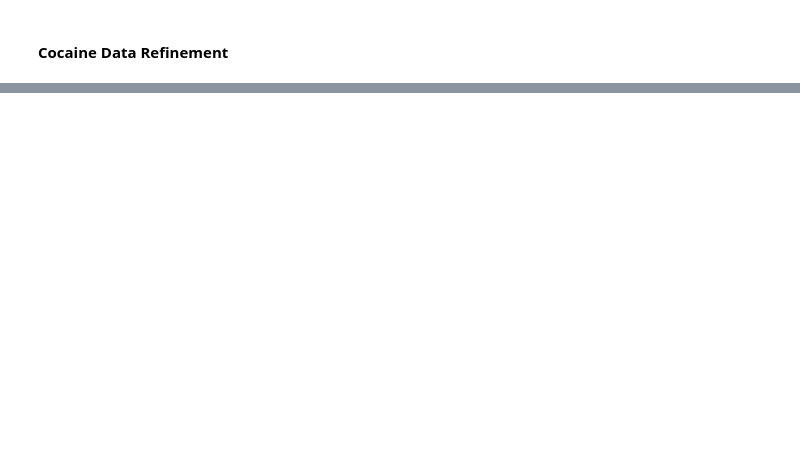
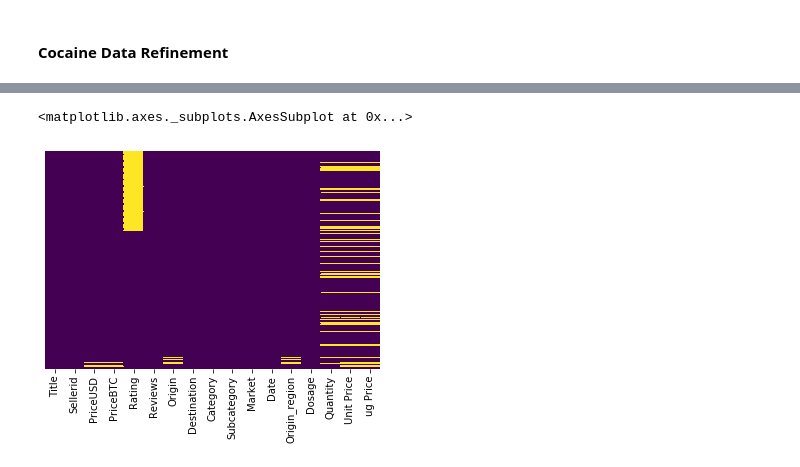
Before and after one commit to danielpetterson/darkwebmarkets, a Jupyter notebook: darknet_1.ipynb, the cells around one changed output, grey strips where cells are left out. Drawn from its saved outputs; the diff is of its cells as text; code cells hidden in the pictures; blank space fills up the shorter version.

```diff
--- a/darknet_1.ipynb
+++ b/darknet_1.ipynb
@@ -585,7 +585,8 @@ cocaina = dfclean['Subcategory'] == 'Cocaine'
 dfcoca = dfclean[cocaina]
 # %%
 dfcoca['Origin'].value_counts()
-#dfcoca[dfcoca['Title'].str.contains('\d+%')]
+pure = re.compile('\d+%')
+dfpure = dfcoca[dfcoca['Title'].str.contains(pure)]
 #dfcoca['Purity'] =
 #dfcoca['Title'].str.extract(r'\d+%')
 # %% [output]
@@ -609,3 +606,36 @@ Name: Origin, dtype: int64
 # %%
 #m = dfcoca['Title'].str.contains('\d+%')
 #dfcoca['Title'].str.extract('(\d+)', expand=False)
+# %%
+#LSD
+lsd = dfclean['Subcategory'] == 'LSD'
+dflsd = dfclean[lsd]
+# Extract unit dosage from each product listing
+dose = re.compile('\d+.g')
+dflsd = dflsd[dflsd['Title'].str.contains(dose)]
+dflsd['Dosage'] = dflsd['Title'].str.extract(r'(\d+.g)')
+dflsd['Dosage'] = dflsd['Dosage'].str.extract(r'(\d+)').astype(int)
+
+# Extract quantity of units
+quant = re.compile('\d+.x')
+dflsd = dflsd[dflsd['Title'].str.contains(quant)]
+dflsd['Quantity'] = dflsd['Title'].str.extract(r'(\d+?\,?\d+.?x)')
+dflsd['Quantity'] = dflsd['Quantity'].str.extract(r'(\d+)').astype(float)
+#dflsd['Quantity'] = dflsd['Quantity'].str.sub(',','')#
+
+# # Calculate price per unit
+dflsd['Unit Price'] = dflsd['PriceUSD']/dflsd['Quantity']
+
+# # Calculate price per microgram
+dflsd['ug Price'] = dflsd['Unit Price']/dflsd['Dosage'].astype(float)
+
+# # Retain only most recent listing scrape values
+dflsd = dflsd.drop_duplicates(subset=['Title', 'Market'], keep='last')
+# %%
+sns.heatmap(dflsd.isnull(),
+           yticklabels=False,
+           cbar=False,
+           cmap='viridis')
+# %% [output]
+<matplotlib.axes._subplots.AxesSubplot at 0x...>
+[figure, added]
```
Also changed, not shown: parts of 3 cells of this notebook.
